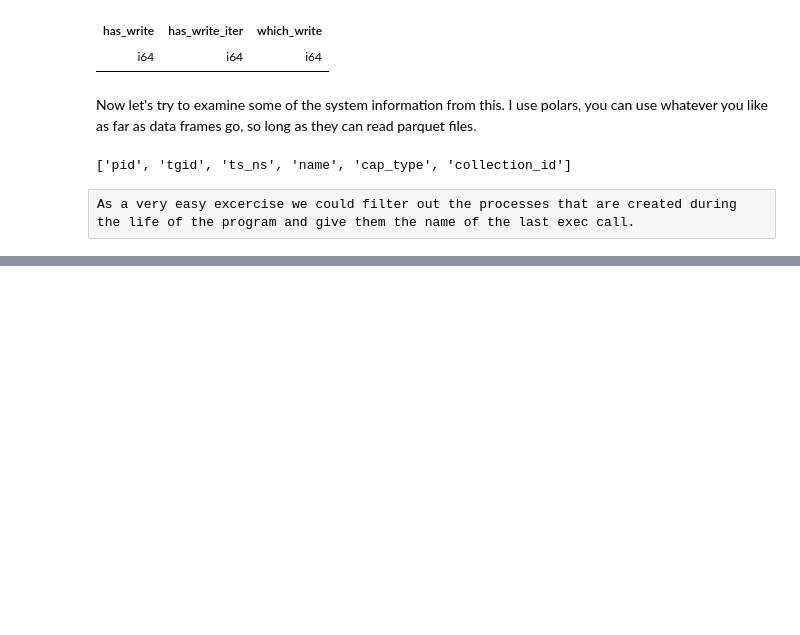
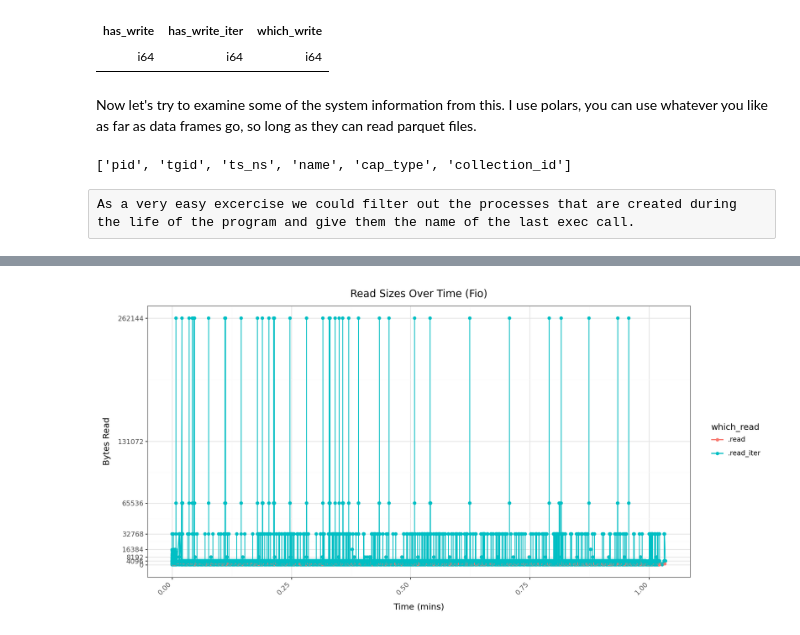
Before and after one commit to dhruvgoyalsjc/KernMLOps, a Jupyter notebook: tutorial.ipynb, the cells around one changed output, grey strips where cells are left out. Cells and saved outputs as stored; diff of their text form; code cells hidden in the pictures; blank space fills up the shorter version.

```diff
--- a/tutorial.ipynb
+++ b/tutorial.ipynb
@@ -399,6 +399,9 @@ redis_madvise_info = collect.wait()
 collect = Collector("./config/redis_always.yaml")
 collect.start_collection(None)
 redis_always_info = collect.wait()
+collect = Collector("./config/fio.yaml")
+collect.start_collection(None)
+fio_info = collect.wait()
 # %%
 from IPython.display import Image, display
 plt = create_graph([("4k", redis_never_info),
@@ -433,6 +436,7 @@ Image(filename="./deletes-redis.png")
 # %%
 import polars as pl
 vfs_df = pl.read_parquet(redis_always_info["vfs_read"][0])
+vfs_df_fio = pl.read_parquet(fio_info["vfs_read"][0])
 # %%
 from plotnine import ggplot, aes, geom_point, geom_line, geom_hline, geom_text, labs, theme_set, theme, element_text, scale_y_continuous
 from plotnine.themes import theme_bw
@@ -494,3 +498,7 @@ plot_vfs_read_over_time(vfs_df, title="Read Sizes Over Time (Redis)")
+# %%
+plot_vfs_read_over_time(vfs_df_fio, title="Read Sizes Over Time (Fio)")
+# %% [output]
+[figure, added]
 # %%
 from plotnine import *
 
```
Also changed, not shown: parts of 20 cells of this notebook, 8 other files.
